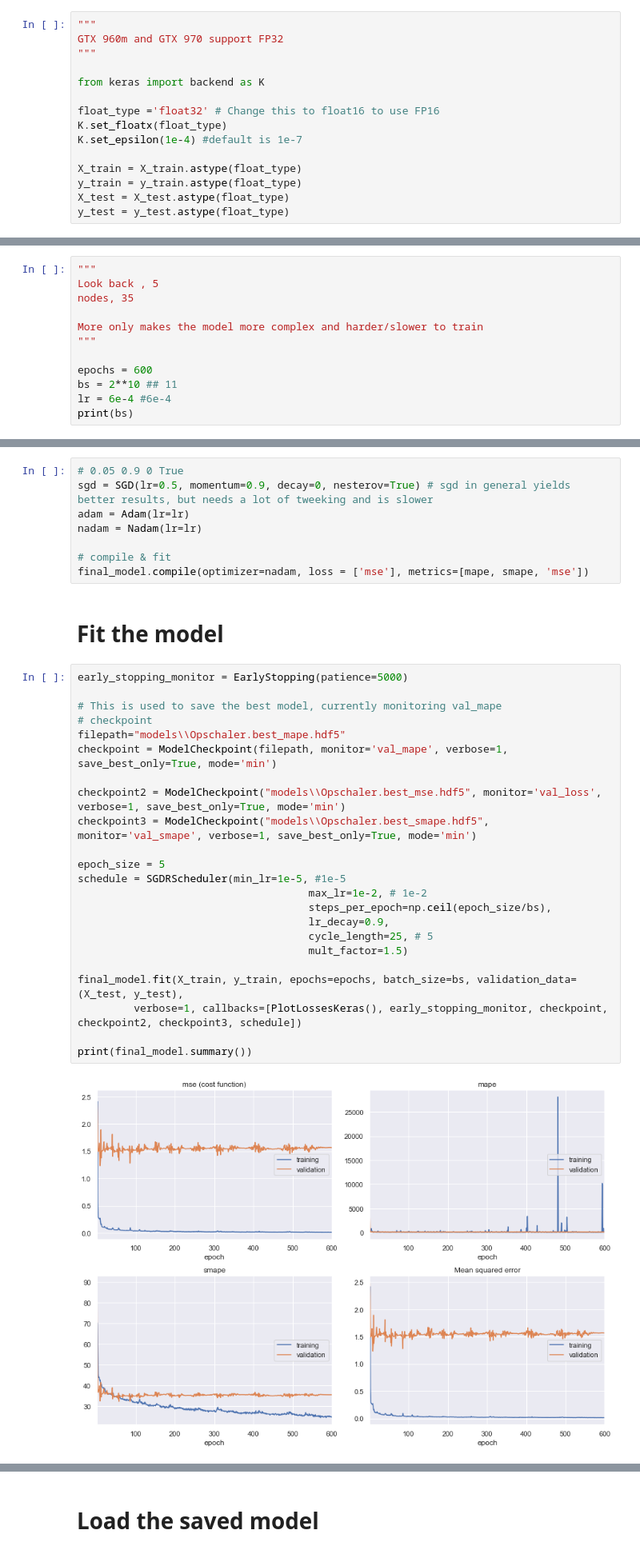
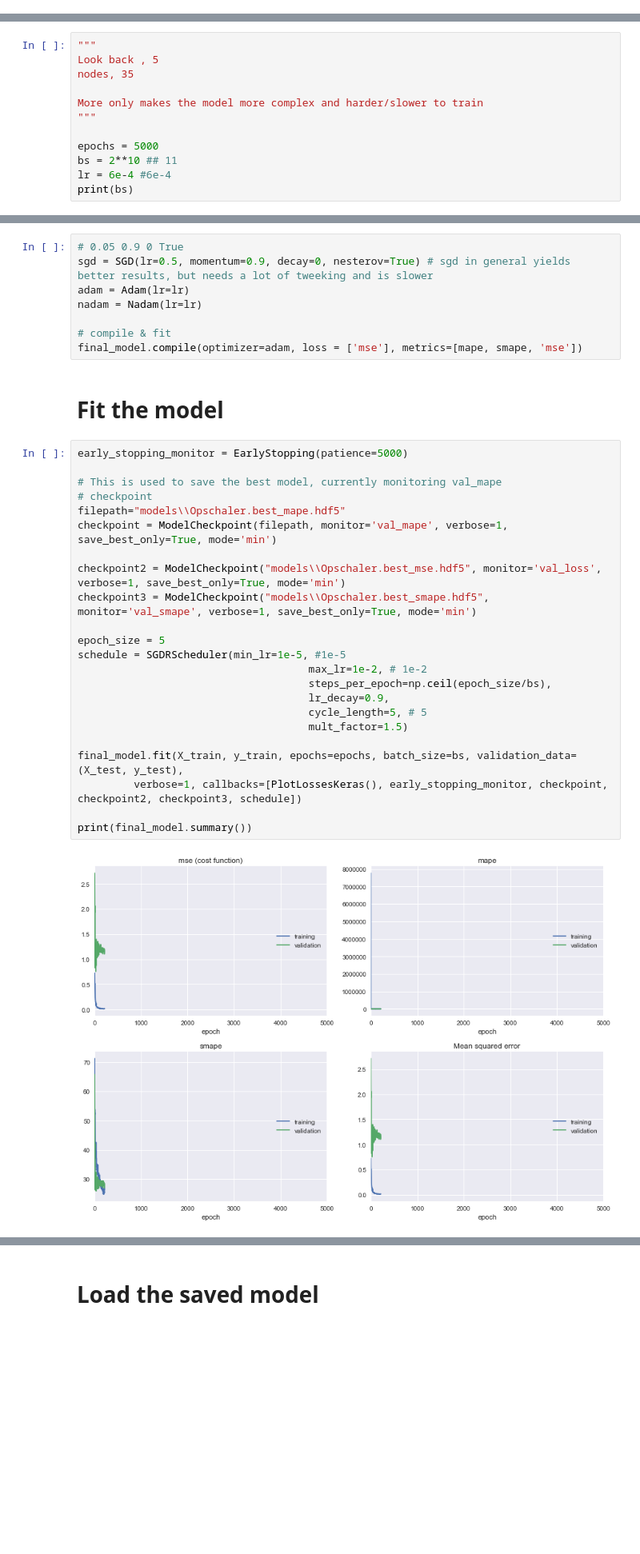
Before and after one commit to deKeijzer/Multivariate-time-series-models-in-Keras, a Jupyter notebook: notebooks/7. TimeDistributed(CNN)+RNN+DNN.ipynb, the cells around one changed output, grey strips where cells are left out. Shown: that part at 80% size. Cells and saved outputs as stored; diff of their text form; blank space fills up the shorter version.

```diff
--- a/notebooks/7. TimeDistributed(CNN)+RNN+DNN.ipynb
+++ b/notebooks/7. TimeDistributed(CNN)+RNN+DNN.ipynb
@@ -225,15 +217,0 @@ dtype('float64')
-# %%
-"""
-GTX 960m and GTX 970 support FP32
-"""
-
-from keras import backend as K
-
-float_type ='float32' # Change this to float16 to use FP16
-K.set_floatx(float_type)
-K.set_epsilon(1e-4) #default is 1e-7
-
-X_train = X_train.astype(float_type)
-y_train = y_train.astype(float_type)
-X_test = X_test.astype(float_type)
-y_test = y_test.astype(float_type)
@@ -347,7 +341,7 @@ nodes, 35
 More only makes the model more complex and harder/slower to train
 """
 
-epochs = 600
+epochs = 5000
 bs = 2**10 ## 11
 lr = 6e-4 #6e-4
 print(bs)
@@ -360,32 +354,32 @@ adam = Adam(lr=lr)
 nadam = Nadam(lr=lr)
 
 # compile & fit
-final_model.compile(optimizer=nadam, loss = ['mse'], metrics=[mape, smape, 'mse'])
+final_model.compile(optimizer=adam, loss = ['mse'], metrics=[mape, smape, 'mse'])
 # %% [markdown]
 # Fit the model
 # %%
 early_stopping_monitor = EarlyStopping(patience=5000)
 
 # This is used to save the best model, currently monitoring val_mape
 # checkpoint
 filepath="models\\Opschaler.best_mape.hdf5"
 checkpoint = ModelCheckpoint(filepath, monitor='val_mape', verbose=1, save_best_only=True, mode='min')
 
 checkpoint2 = ModelCheckpoint("models\\Opschaler.best_mse.hdf5", monitor='val_loss', verbose=1, save_best_only=True, mode='min')
 checkpoint3 = ModelCheckpoint("models\\Opschaler.best_smape.hdf5", monitor='val_smape', verbose=1, save_best_only=True, mode='min')
 
 epoch_size = 5
 schedule = SGDRScheduler(min_lr=1e-5, #1e-5
                                      max_lr=1e-2, # 1e-2
                                      steps_per_epoch=np.ceil(epoch_size/bs),
                                      lr_decay=0.9,
-                                     cycle_length=25, # 5
+                                     cycle_length=5, # 5
                                      mult_factor=1.5)
 
 final_model.fit(X_train, y_train, epochs=epochs, batch_size=bs, validation_data=(X_test, y_test),
          verbose=1, callbacks=[PlotLossesKeras(), early_stopping_monitor, checkpoint, checkpoint2, checkpoint3, schedule])
 
 print(final_model.summary())
 # %% [output]
-[figure, old version]
+[figure, new version]
 mse (cost function):
```
Also changed, not shown: parts of 11 cells of this notebook, 2 other files.
